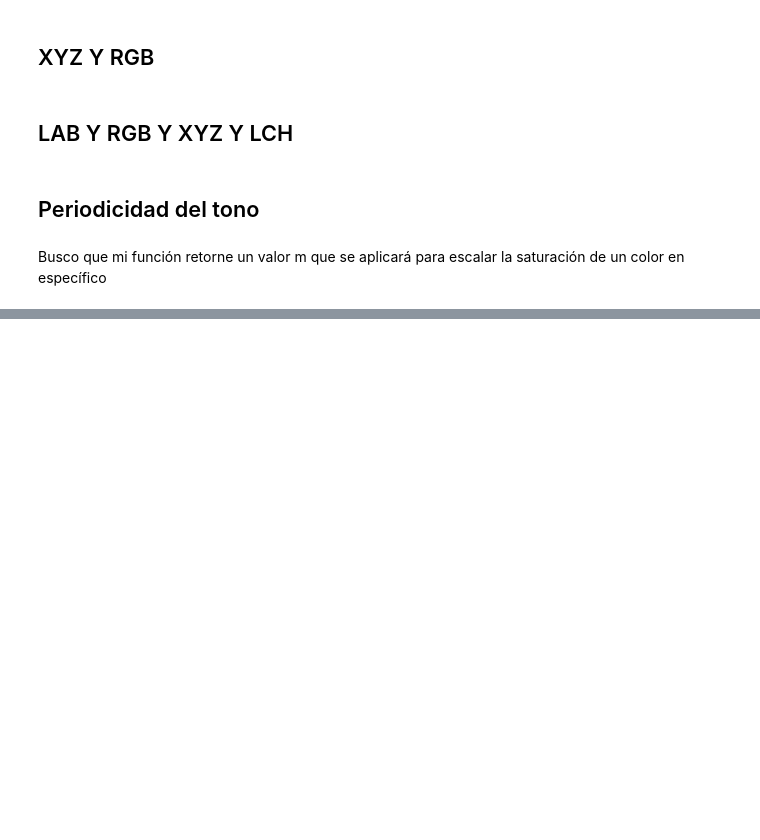
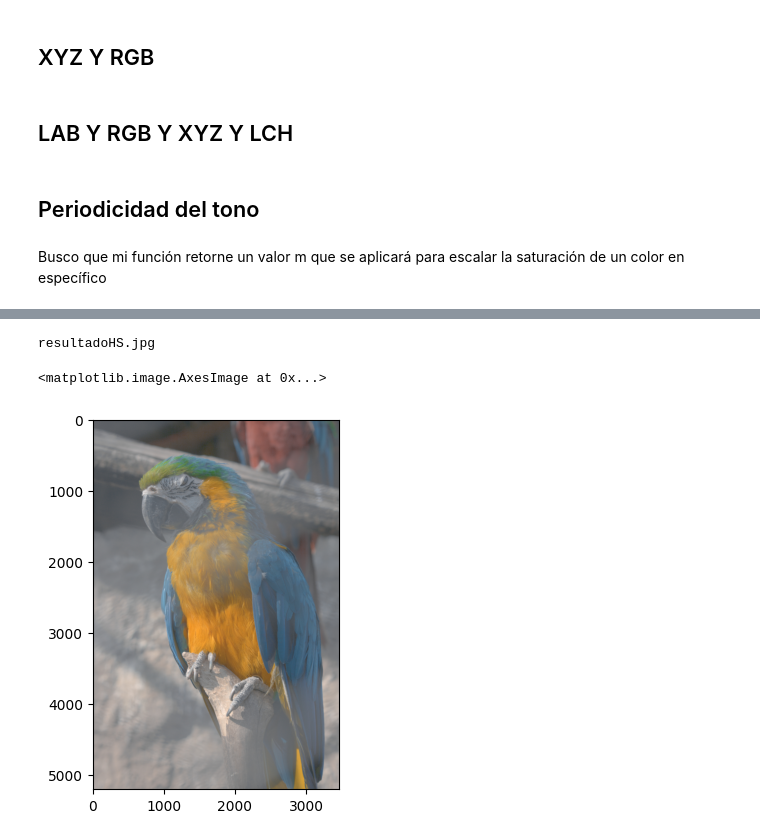
Before and after one commit to DanielaVidela/T1IEE2714, a Jupyter notebook: pregunta1.ipynb, the cells around one changed output, grey strips where cells are left out. Drawn from its saved outputs; the diff is of its cells as text; code cells hidden in the pictures; blank space fills up the shorter version.

```diff
--- a/pregunta1.ipynb
+++ b/pregunta1.ipynb
@@ -282,0 +397,13 @@ def interpolacion(hue, puntos):
+# %%
+ColorSaturacion(imagen, 'resultadoHS.jpg', puntos, 1)
+
+resultado = cv2.imread('resultadoHS.jpg')
+
+resultado = cv2.cvtColor(resultado, cv2.COLOR_BGR2RGB)
+
+plt.imshow(resultado)
+plt.imshow(resultado)
+# %% [output]
+resultadoHS.jpg
+<matplotlib.image.AxesImage at 0x...>
+[figure, added]
```
Also changed, not shown: parts of 12 cells of this notebook, 6 other files.
